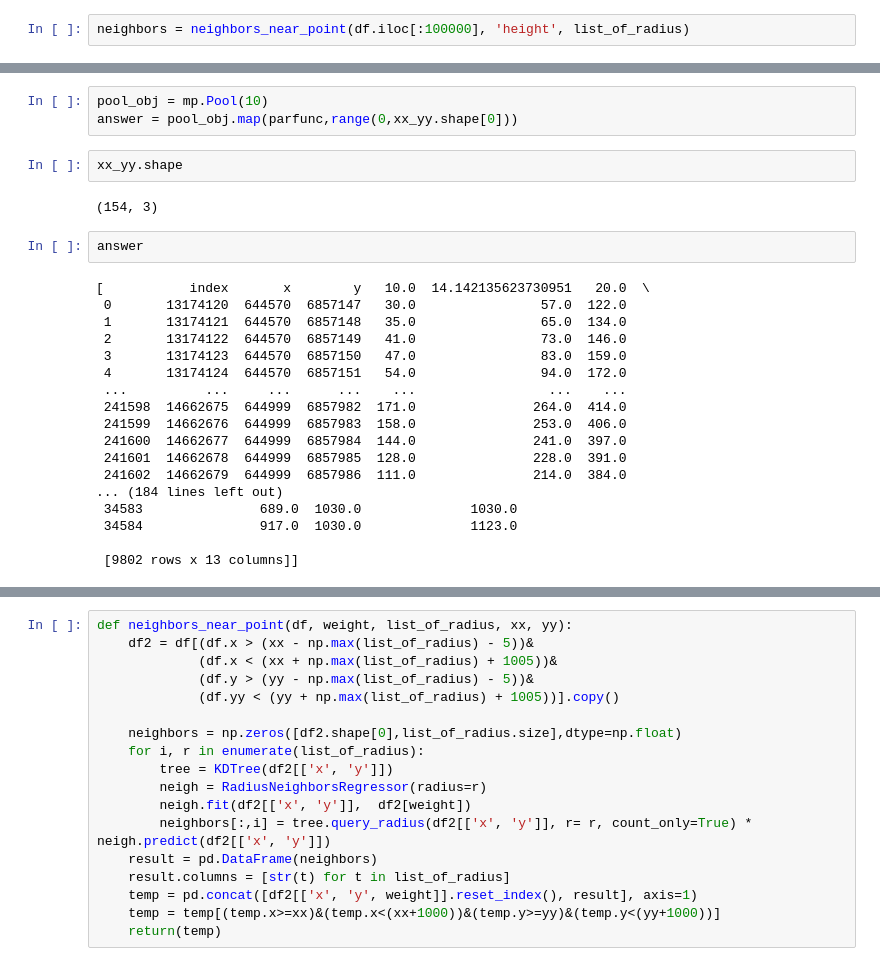
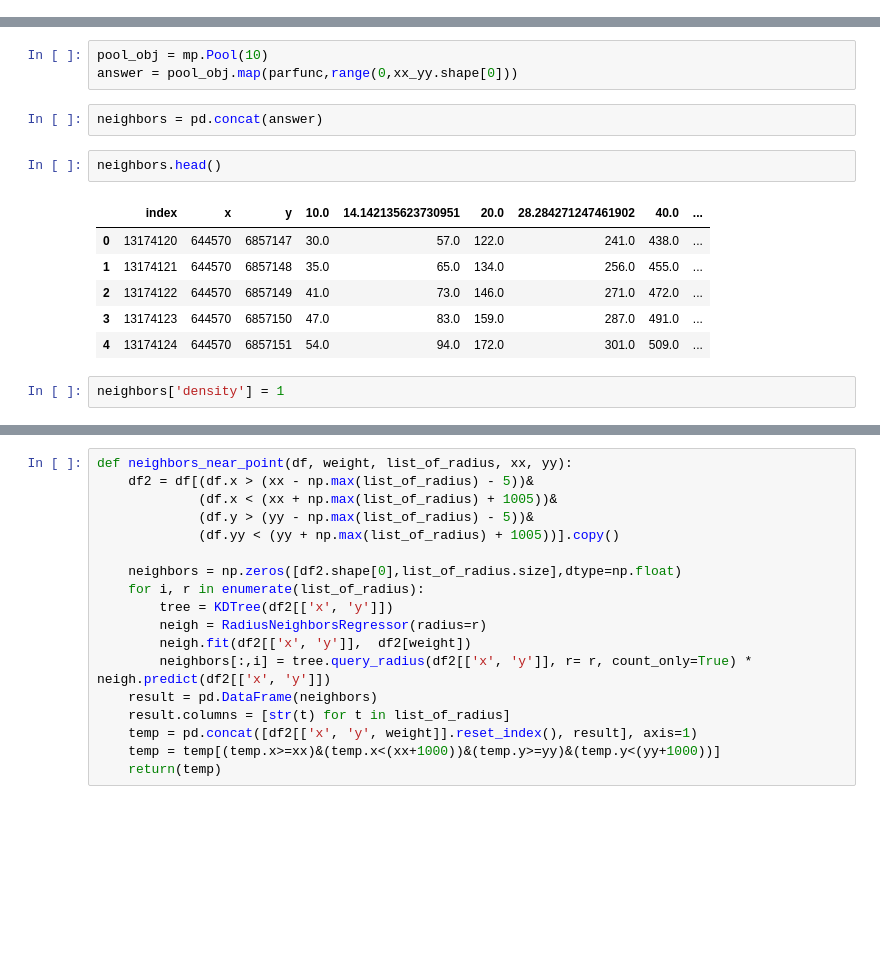
Before and after one commit to fsemecurbe/GWFA, a Jupyter notebook: Gwfa-paris.ipynb, the cells around one changed output, grey strips where cells are left out. Cells and saved outputs as stored; diff of their text form; blank space fills up the shorter version.

```diff
--- a/Gwfa-paris.ipynb
+++ b/Gwfa-paris.ipynb
@@ -51,5 +44,3 @@ def neighbors_near_point(df, list_of_radius):
     return(pd.concat([df[['x', 'y']].reset_index(), result], axis=1))
 # %%
 list_of_radius = 10 * 2**(1/2 * np.arange(0,10))
-# %%
-neighbors = neighbors_near_point(df.iloc[:100000], 'height', list_of_radius)
@@ -89,27 +62,16 @@ import multiprocessing as mp
 # %%
 pool_obj = mp.Pool(10)
 answer = pool_obj.map(parfunc,range(0,xx_yy.shape[0]))
-# %%
-xx_yy.shape
-# %% [output]
-(154, 3)
-# %%
-answer
-# %% [output]
-[           index       x        y   10.0  14.142135623730951   20.0  \
- 0       13174120  644570  6857147   30.0                57.0  122.0
- 1       13174121  644570  6857148   35.0                65.0  134.0
- 2       13174122  644570  6857149   41.0                73.0  146.0
- 3       13174123  644570  6857150   47.0                83.0  159.0
- 4       13174124  644570  6857151   54.0                94.0  172.0
- ...          ...     ...      ...    ...                 ...    ...
- 241598  14662675  644999  6857982  171.0               264.0  414.0
- 241599  14662676  644999  6857983  158.0               253.0  406.0
- 241600  14662677  644999  6857984  144.0               241.0  397.0
- 241601  14662678  644999  6857985  128.0               228.0  391.0
- 241602  14662679  644999  6857986  111.0               214.0  384.0
-... (184 lines left out)
- 34583               689.0  1030.0              1030.0
- 34584               917.0  1030.0              1123.0
-
- [9802 rows x 13 columns]]
+# %%
+neighbors = pd.concat(answer)
+# %%
+neighbors.head()
+# %% [output]
+|  | index | x | y | 10.0 | 14.142135623730951 | 20.0 | 28.284271247461902 | 40.0 | ... |
+| 0 | 13174120 | 644570 | 6857147 | 30.0 | 57.0 | 122.0 | 241.0 | 438.0 | ... |
+| 1 | 13174121 | 644570 | 6857148 | 35.0 | 65.0 | 134.0 | 256.0 | 455.0 | ... |
+| 2 | 13174122 | 644570 | 6857149 | 41.0 | 73.0 | 146.0 | 271.0 | 472.0 | ... |
+| 3 | 13174123 | 644570 | 6857150 | 47.0 | 83.0 | 159.0 | 287.0 | 491.0 | ... |
+| 4 | 13174124 | 644570 | 6857151 | 54.0 | 94.0 | 172.0 | 301.0 | 509.0 | ... |
+# %%
+neighbors['density'] = 1
```
Also changed, not shown: parts of 9 cells of this notebook.
